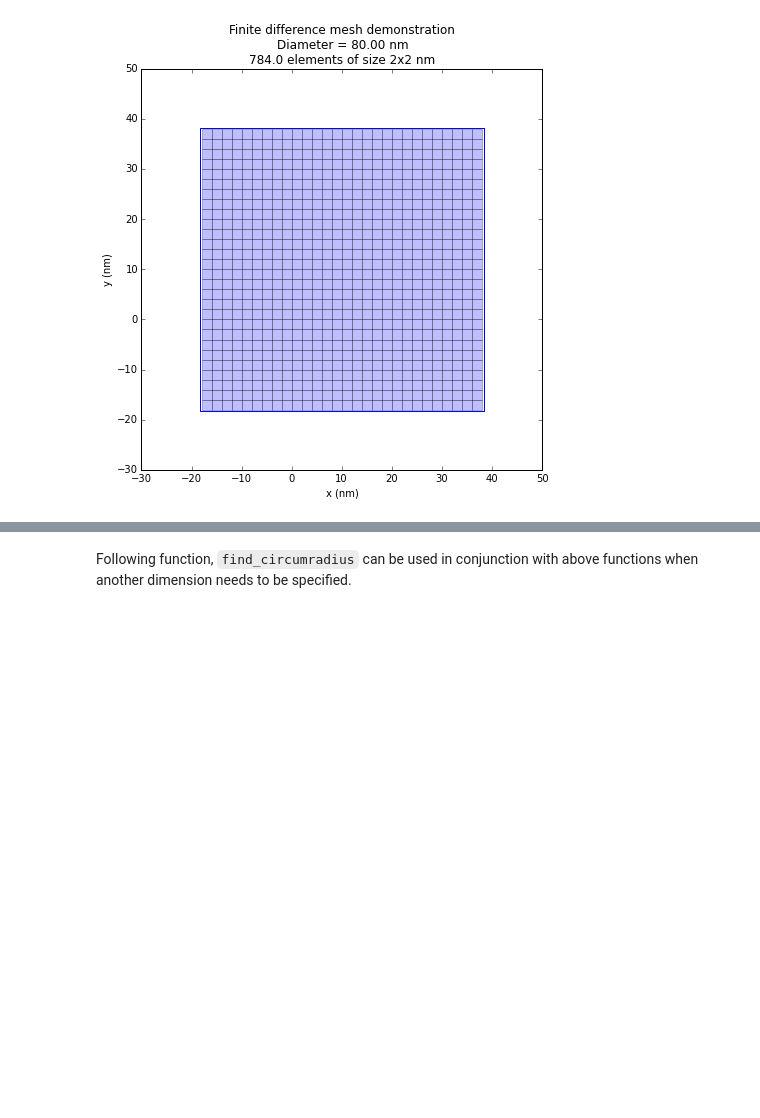
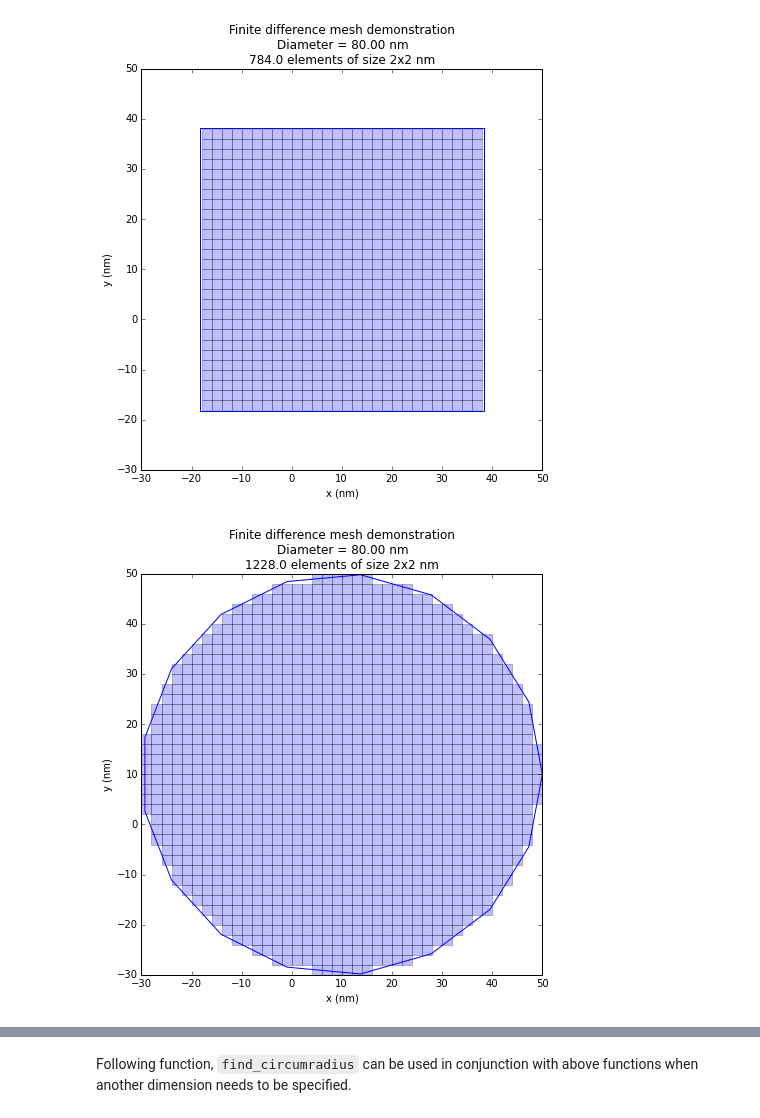
Before and after one commit to fangohr/polygon-finite-difference-mesh-tools, a Jupyter notebook: notebooks/MeshArea.ipynb, the cells around one changed output, grey strips where cells are left out. Saved outputs shown, nothing was run; the diff lists cells and outputs as text; code cells hidden in the pictures; blank space fills up the shorter version.

```diff
--- a/notebooks/MeshArea.ipynb
+++ b/notebooks/MeshArea.ipynb
@@ -258,7 +270,7 @@ False
 [figure]
 [figure]
 # %%
-def plot_poly_fidi_mesh(diameter,n,x_spacing,y_spacing,rotation=0,translate=(0,0),
+def plot_poly_fidi_mesh(diameter=80,n=4,x_spacing=2,y_spacing=2,rotation=0,translate=(0,0),
                         centre_mesh='auto',show_axes=True, show_title=True):
     """
     Plots a representation of an n-sided polygon mesh with a containing circle
@@ -376,3 +388,15 @@ def plot_poly_fidi_mesh(diameter,n,x_spacing,y_spacing,rotation=0,translate=(0,0
 plot_poly_fidi_mesh(diameter=80,n=4,x_spacing=2,y_spacing=2, centre_mesh=False, rotation = np.pi/4, translate = (10,10))
 # %% [output]
 [figure]
+# %%
+pi = np.pi
+interact(plot_poly_fidi_mesh,
+         diameter=(1,200,10),
+         n=(3, 100, 1),
+         x_spacing=(1,10,1) ,
+         y_spacing=(1, 10, 1),
+         rotation = (0, 2*pi, pi/4.),
+         translate=fixed((10,10)),
+         centre_mesh={'auto':'auto', 'True':True, 'False':False})
+# %% [output]
+[figure, added]
```
Also changed, not shown: parts of 5 cells of this notebook.
